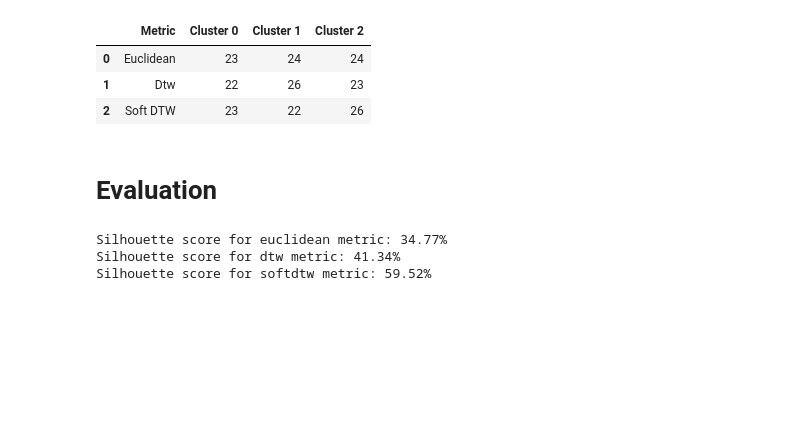
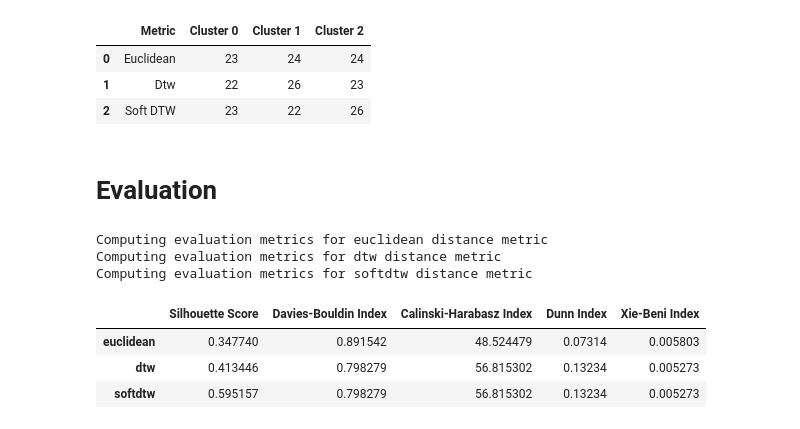
Before and after one commit to sarabreu/thesis_dev, a Jupyter notebook: 5_time_series_clustering/all_imp_vars/raw_wind.ipynb, the cells around one changed output. Saved outputs shown, nothing was run; the diff lists cells and outputs as text; code cells hidden in the pictures; blank space fills up the shorter version.

```diff
--- a/5_time_series_clustering/all_imp_vars/raw_wind.ipynb
+++ b/5_time_series_clustering/all_imp_vars/raw_wind.ipynb
@@ -636,8 +651,0 @@ def compute_silhouette_score(data = train_pca, y_pred = y_pred_euclidean, metric
-# %%
-compute_silhouette_score()
-compute_silhouette_score(y_pred=y_pred_dtw, metric='dtw')
-compute_silhouette_score(y_pred=y_pred_soft_dtw, metric='softdtw')
-# %% [output]
-Silhouette score for euclidean metric: 34.77%
-Silhouette score for dtw metric: 41.34%
-Silhouette score for softdtw metric: 59.52%
@@ -643,0 +673,53 @@ Silhouette score for softdtw metric: 59.52%
+# %%
+def xie_beni_index(points = train_pca, labels = y_pred_euclidean):
+    # Compute the total scatter
+    total_scatter = np.sum(pairwise_distances(points) ** 2) / (2 * len(points))
+
+    # Compute the intra-cluster scatter
+    cluster_labels = np.unique(labels)
+    intra_cluster_scatter = 0
+    for label in cluster_labels:
+        cluster_points = points[labels == label]
+        cluster_center = np.mean(cluster_points, axis=0)
+        intra_cluster_scatter += np.sum(np.linalg.norm(cluster_points - cluster_center, axis=1) ** 2)
+    intra_cluster_scatter /= len(points)
+
+    return intra_cluster_scatter / total_scatter
+# %%
+# Define a function to compute evaluation metrics
+def compute_metrics(points = train_pca, labels = y_pred_euclidean, metric = 'euclidean'):
+
+    metrics = {}
+
+    metrics['Silhouette Score'] = silhouette_score(points, labels, metric)
+    metrics['Davies-Bouldin Index'] = davies_bouldin_score(points, labels)
+    metrics['Calinski-Harabasz Index'] = calinski_harabasz_score(points, labels)
+    metrics['Dunn Index'] = dunn_index(points, labels)
+    metrics['Xie-Beni Index'] = xie_beni_index(points, labels)
+
+    return metrics
+# %%
+labels = {
+    'euclidean' : y_pred_euclidean,
+    'dtw' : y_pred_dtw,
+    'softdtw' : y_pred_soft_dtw
+}
+
+metrics_dict = {}
+
+for label, y_pred in labels.items():
+    print(f'Computing evaluation metrics for {label} distance metric')
+
+    metrics = compute_metrics(points=train_pca, labels = y_pred, metric = label)
+
+    metrics_dict[label] = metrics
+
+pd.DataFrame(metrics_dict).T
+# %% [output]
+Computing evaluation metrics for euclidean distance metric
+Computing evaluation metrics for dtw distance metric
+Computing evaluation metrics for softdtw distance metric
+|  | Silhouette Score | Davies-Bouldin Index | Calinski-Harabasz Index | Dunn Index | Xie-Beni Index |
+| euclidean | 0.347740 | 0.891542 | 48.524479 | 0.07314 | 0.005803 |
+| dtw | 0.413446 | 0.798279 | 56.815302 | 0.13234 | 0.005273 |
+| softdtw | 0.595157 | 0.798279 | 56.815302 | 0.13234 | 0.005273 |
```
Also changed, not shown: parts of 6 cells of this notebook, 3 other files.
